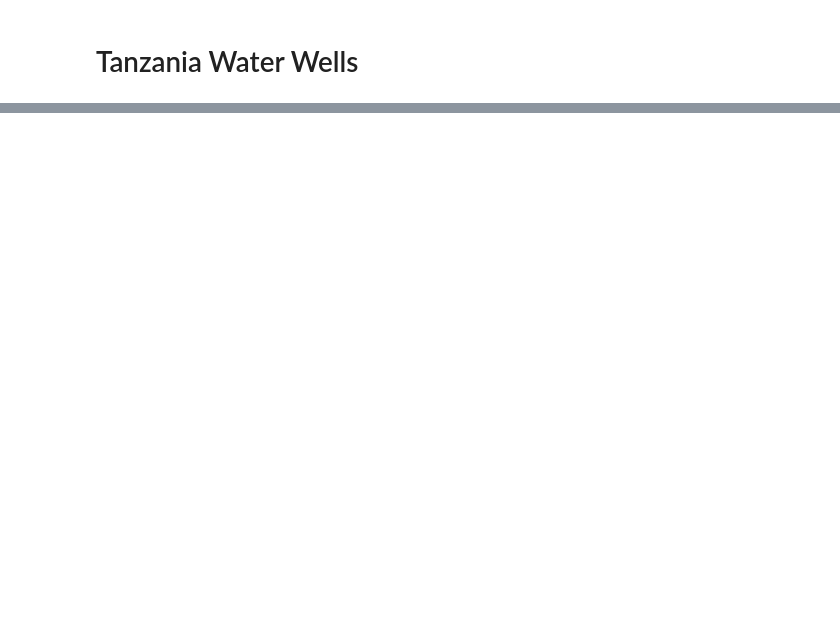
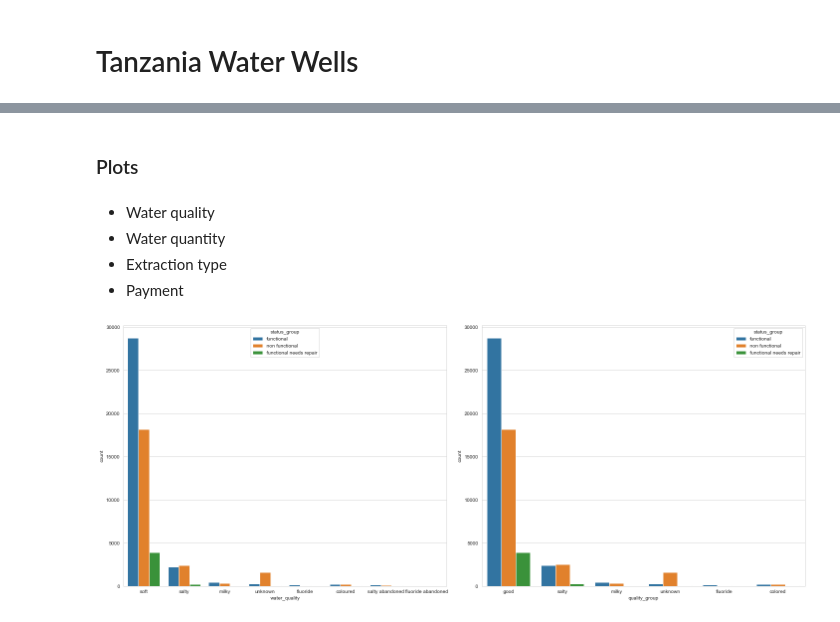
Before and after one commit to kaceyclougher/Tanzania-water-wells, a Jupyter notebook: EDA-and-Cleaning.ipynb, the cells around one changed output, grey strips where cells are left out. Saved outputs shown, nothing was run; the diff lists cells and outputs as text; code cells hidden in the pictures; blank space fills up the shorter version.

```diff
--- a/EDA-and-Cleaning.ipynb
+++ b/EDA-and-Cleaning.ipynb
@@ -35,0 +440,23 @@ df.head()
+# %%
+# dropping lga as it's similar to region
+df['lga'].value_counts()
+
+df.drop(['lga'], axis = 1, inplace = True)
+# %%
+#ward
+df['ward'].value_counts()
+
+#huge number of individual types, dropping because it does not easily show trend
+df.drop(['ward'], axis = 1, inplace = True)
+# %%
+#num_private
+df['num_private'].value_counts()
+
+#dropping num_private because key does not share information??
+df.drop(['num_private'], axis = 1, inplace = True)
+# %%
+#recorded by
+df['recorded_by'].value_counts()
+
+#dropping because it's the same for all entries, we can include that detail in the readme
+df.drop(['recorded_by'], axis = 1, inplace = True)
@@ -35,0 +479,22 @@ df.head()
+# %% [markdown]
+### Plots
+# %% [markdown]
+- Water quality
+- Water quantity
+- Extraction type
+- Payment
+# %%
+#comparing categories for water quality
+
+fig, axes = plt.subplots(1, 2, figsize=(20, 8))
+
+#water_quality x status group
+sns.countplot(x = df['water_quality'], hue = "status_group", data = df, ax = axes[0])
+
+# quality group x status group
+sns.countplot(x = df['quality_group'], hue = "status_group", data = df, ax = axes[1])
+
+
+plt.tight_layout()
+# %% [output]
+[figure, added]
```
Also changed, not shown: parts of 66 cells of this notebook, 2 other files.
